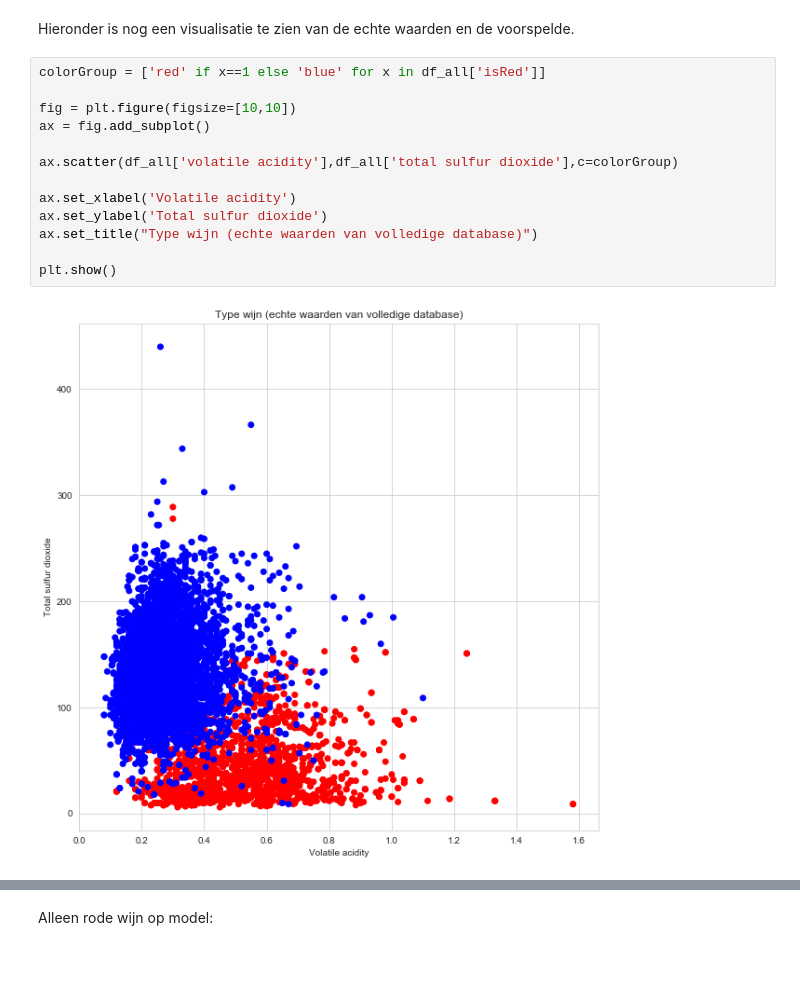
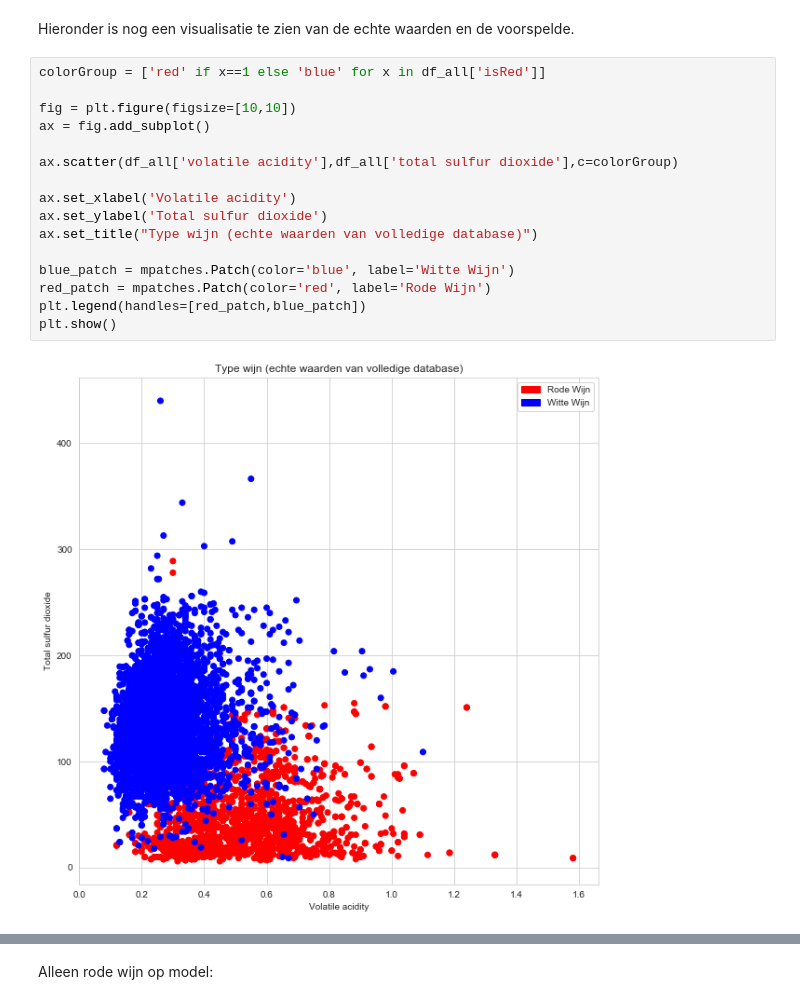
Before and after one commit to StanMey/Casusopdracht_Computational_Modelling, a Jupyter notebook: Onderzoeksvraag_3.ipynb, the cells around one changed output, grey strips where cells are left out. Cells and saved outputs as stored; diff of their text form; blank space fills up the shorter version.

```diff
--- a/Onderzoeksvraag_3.ipynb
+++ b/Onderzoeksvraag_3.ipynb
@@ -549,18 +582,21 @@ Hieronder is nog een visualisatie te zien van de echte waarden en de voorspelde.
 # %%
 colorGroup = ['red' if x==1 else 'blue' for x in df_all['isRed']]
 
 fig = plt.figure(figsize=[10,10])
 ax = fig.add_subplot()
 
 ax.scatter(df_all['volatile acidity'],df_all['total sulfur dioxide'],c=colorGroup)
 
 ax.set_xlabel('Volatile acidity')
 ax.set_ylabel('Total sulfur dioxide')
 ax.set_title("Type wijn (echte waarden van volledige database)")
 
+blue_patch = mpatches.Patch(color='blue', label='Witte Wijn')
+red_patch = mpatches.Patch(color='red', label='Rode Wijn')
+plt.legend(handles=[red_patch,blue_patch])
 plt.show()
 # %% [output]
-[figure, old version]
+[figure, new version]
 # %%
 predict = reg.predict(X_test)
 colorGroup = ['red' if x==1 else 'blue' for x in predict]
```
Also changed, not shown: parts of 13 cells of this notebook.
